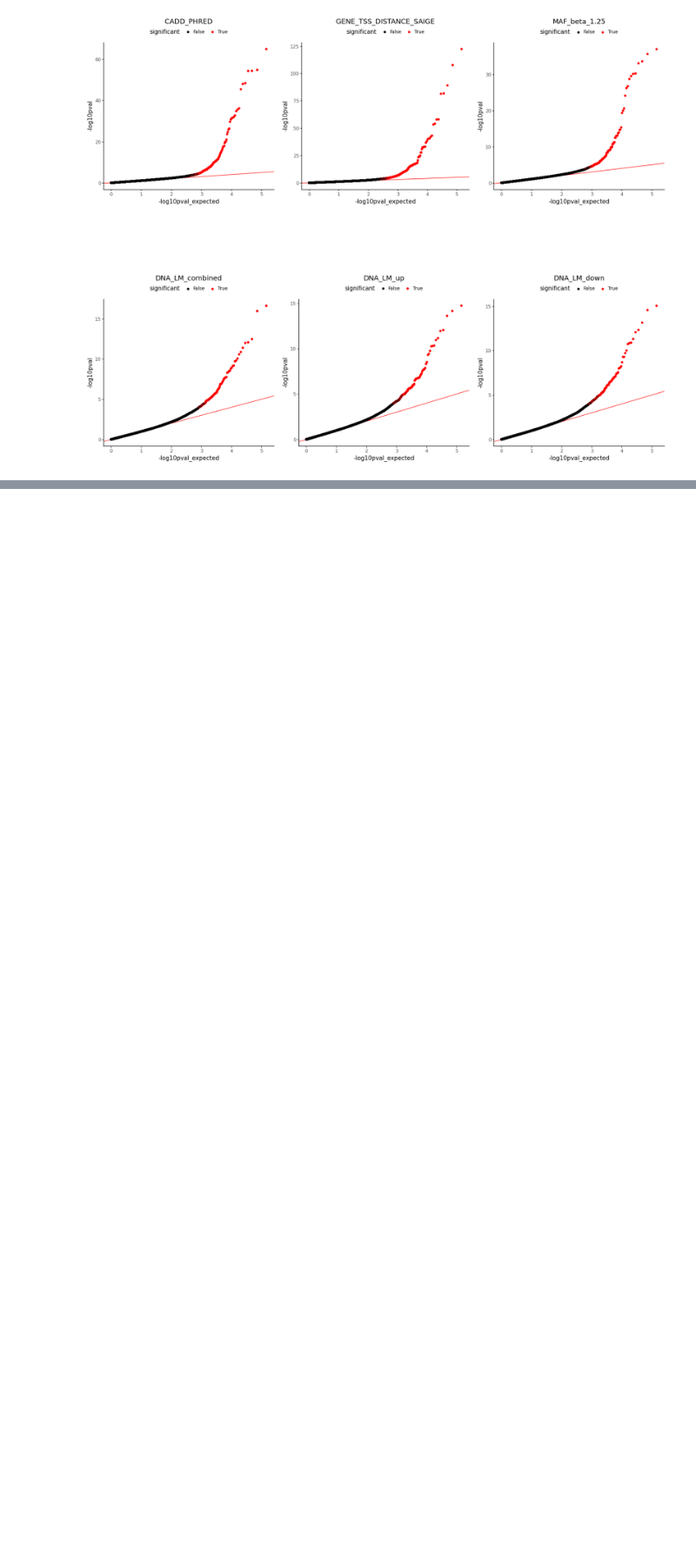
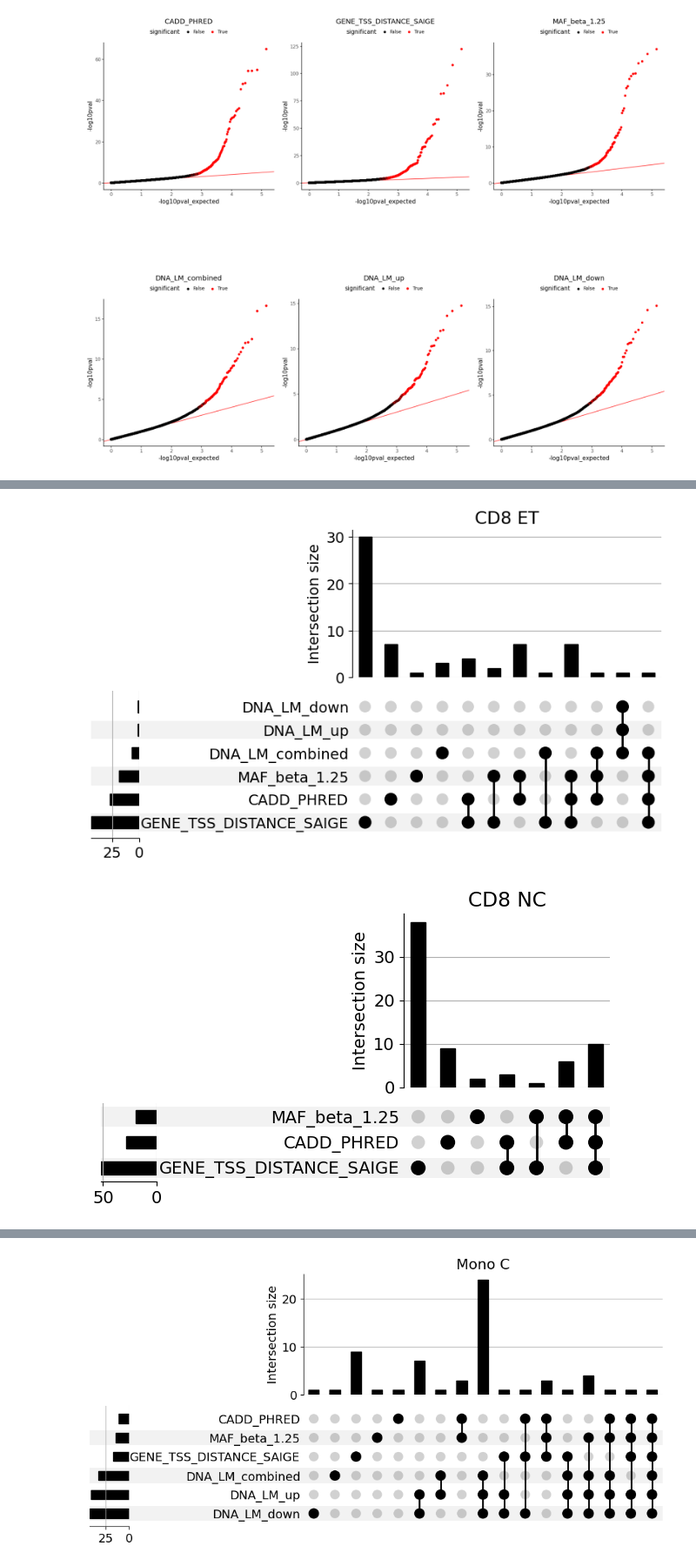
Before and after one commit to theislab/cellink, a Jupyter notebook: docs/notebooks/eval_results_summary_plots.ipynb, the cells around one changed output, grey strips where cells are left out. Shown at 87% size. Saved outputs shown, nothing was run; the diff lists cells and outputs as text; code cells hidden in the pictures; blank space fills up the shorter version.

```diff
--- a/docs/notebooks/eval_results_summary_plots.ipynb
+++ b/docs/notebooks/eval_results_summary_plots.ipynb
@@ -94,0 +116,23 @@ plotnine_grid2([p1,p2, p3, p4, p5, p6])
+# %%
+significant_df = df_final_FDR[df_final_FDR["significant"]]
+
+burden_dict = {}
+for _, row in significant_df.iterrows():
+    cell_type = row["cell_type"]
+    burden_type = row["burden_type"]
+    burden_gene = row["burden_gene"]
+
+    # Initialize nested dictionaries if not present
+    if cell_type not in burden_dict:
+        burden_dict[cell_type] = {}
+    if burden_type not in burden_dict[cell_type]:
+        burden_dict[cell_type][burden_type] = []
+
+    # Append burden gene
+    burden_dict[cell_type][burden_type].append(burden_gene)
+# %%
+for ct in burden_dict.keys():
+    plot_upset(burden_dict[ct], ct, fontsize=14)
+# %% [output]
+[figure, added]
+[figure, added]
@@ -94,0 +140 @@ plotnine_grid2([p1,p2, p3, p4, p5, p6])
+[figure, added]
```
Also changed, not shown: parts of 7 cells of this notebook, 2 other files.
